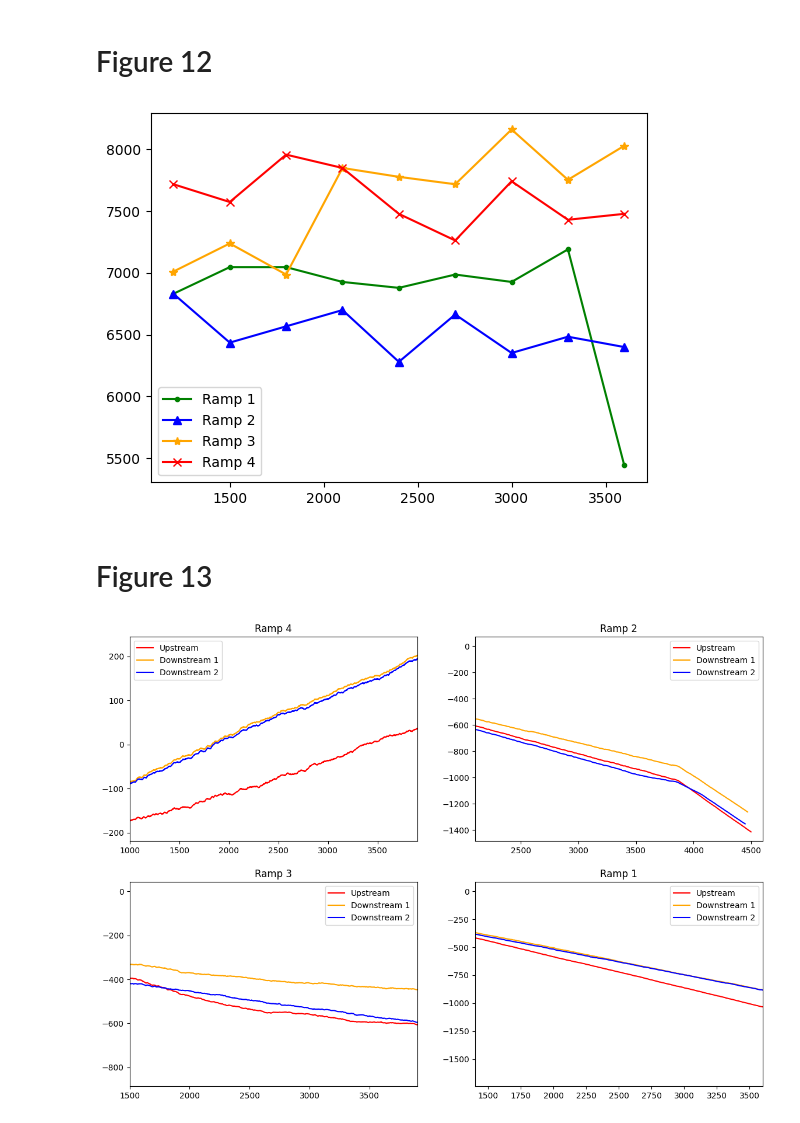
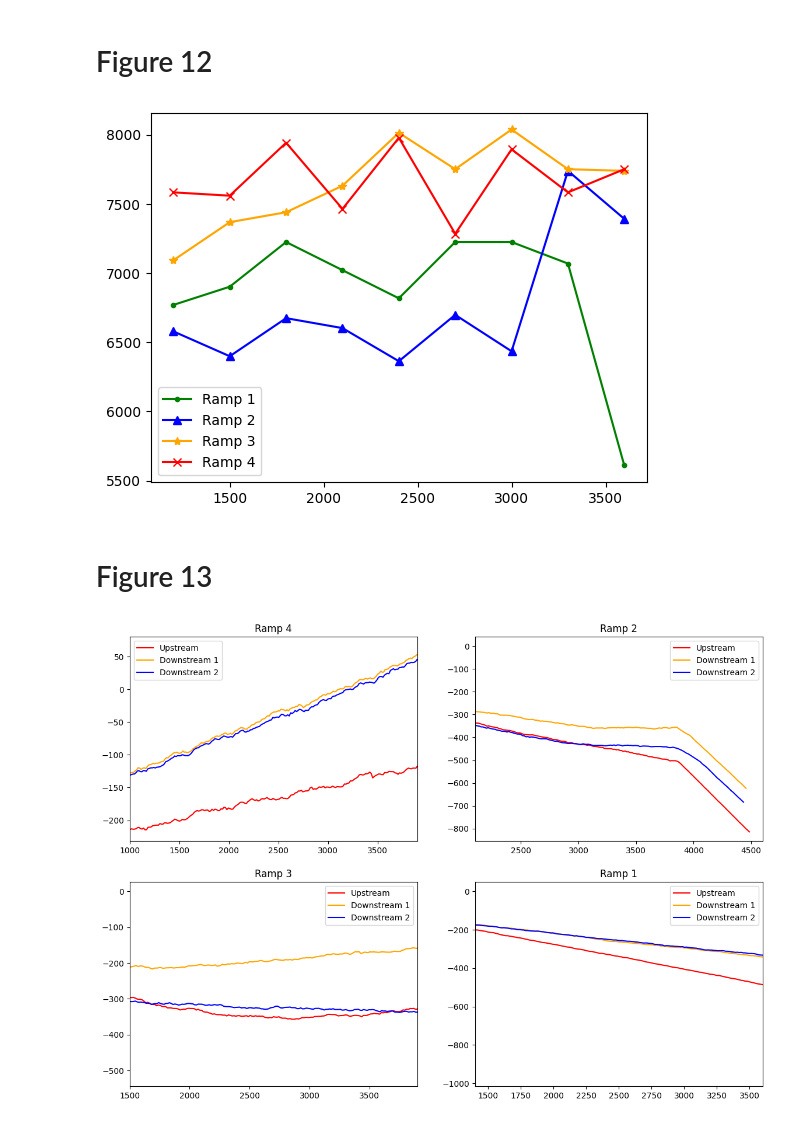
Before and after one commit to patbarry29/replication_2025_lang_et_al, a Jupyter notebook: multi_ramp/fig_12_13.ipynb, the cells around one changed output. Saved outputs shown, nothing was run; the diff lists cells and outputs as text; code cells hidden in the pictures.

```diff
--- a/multi_ramp/fig_12_13.ipynb
+++ b/multi_ramp/fig_12_13.ipynb
@@ -16,9 +16,9 @@ RAMPS = {
     "Ramp 1": {
         "loc": (1, 1),
         "x_range": (1400, 3600),
-        "q0": 10356,
+        "q0": 8196,
         "detectors": {
-            "up":  {"ids": [f"det_a1_up_{i}"  for i in range(4)], "shift": 0},
+            "up":  {"ids": [f"det_a1_up_{i}"  for i in range(4)]+ ["det_a1_ramp_arr_0", "det_a1_ramp_arr_1"], "shift": 0},
             "down1": {"ids": [f"det_a1_dn1_{i}" for i in range(4)],   "shift": 30},
             "down2": {"ids": [f"det_a1_dn2_{i}" for i in range(4)],   "shift": 58},
         },
@@ -26,9 +26,9 @@ RAMPS = {
     "Ramp 2": {
         "loc": (0, 1),
         "x_range": (2100, 4600),
-        "q0": 9432,
+        "q0": 7584,
         "detectors": {
-            "up": {"ids": [f"det_a2_up_{i}"  for i in range(4)], "shift": 0},
+            "up": {"ids": [f"det_a2_up_{i}"  for i in range(4)]+ ["det_a2_ramp_arr_0", "det_a2_ramp_arr_1"], "shift": 0},
             "down1": {"ids": [f"det_a2_dn1_{i}" for i in range(1, 5)], "shift": 29},
             "down2": {"ids": [f"det_a2_dn2_{i}" for i in range(4)],   "shift": 51},
         },
@@ -36,10 +36,9 @@ RAMPS = {
     "Ramp 3": {
         "loc": (1, 0),
         "x_range": (1500, 3900),
-        "q0": 8472,
+        "q0": 7476,
         "detectors": {
-            "up": {"ids": [f"det_a3_up_{i}"  for i in range(4)]
-                        , "shift": 0},
+            "up": {"ids": [f"det_a3_up_{i}"  for i in range(4)]+ ["det_a3_ramp_arr_0", "det_a3_ramp_arr_1"], "shift": 0},
             "down1": {"ids": [f"det_a3_dn1_{i}" for i in range(4)],   "shift": 22},
             "down2": {"ids": [f"det_a3_dn2_{i}" for i in range(1, 5)], "shift": 43},
         },
@@ -47,9 +46,9 @@ RAMPS = {
     "Ramp 4": {
         "loc": (0, 0),
         "x_range": (1000, 3900),
-        "q0": 6204,
+        "q0": 6792,
         "detectors": {
-            "up": {"ids": [f"det_a4_up_{i}"  for i in range(4)], "shift": 0},
+            "up": {"ids": [f"det_a4_up_{i}"  for i in range(4)]+ ["det_a3_ramp_arr_0", "det_a3_ramp_arr_1"], "shift": 0},
             "down1": {"ids": [f"det_a4_dn1_{i}" for i in range(4)],   "shift": 39},
             "down2": {"ids": [f"det_a4_dn2_{i}" for i in range(4)],   "shift": 62},
         },
@@ -245,7 +224,7 @@ plt.plot(x, y_ramp4, color="r", marker="x", label="Ramp 4")
 plt.legend()
 plt.show()
 # %% [output]
-[figure, old version]
+[figure, new version]
 # %% [markdown]
 # Figure 13
 # %%
@@ -254,9 +233,9 @@ def getPlotValues(cfg, ramp_history, times):
     SHIFT_DN2 = cfg['detectors']['down2']['shift']
 
     plot_values = {
-        'up': {'x': times, 'y': []},
-        'down1': {'x': times-SHIFT_DN1, 'y': []},
-        'down2': {'x': times-SHIFT_DN2, 'y': []},
+        'up': {'x': times[::15], 'y': []},
+        'down1': {'x': (times-SHIFT_DN1)[::15], 'y': []},
+        'down2': {'x': (times-SHIFT_DN2)[::15], 'y': []},
     }
 
     q0 = cfg['q0'] / 3600.0 / NUM_LANES
@@ -265,34 +244,38 @@ def getPlotValues(cfg, ramp_history, times):
     down1_cumsum = np.cumsum(np.asarray(ramp_history['down1']))
     down2_cumsum = np.cumsum(np.asarray(ramp_history['down2']))
 
+    up_y = up_cumsum - (q0 * times)
+    down1_y = down1_cumsum - (q0 * times)
+    down2_y = down2_cumsum - (q0 * times)
+
     # Calculate modified cumulative arrivals N'(x,t)
-    plot_values['up']['y'] = up_cumsum - (q0 * times)
-    plot_values['down1']['y'] = down1_cumsum - (q0 * times)
-    plot_values['down2']['y'] = down2_cumsum - (q0 * times)
-
+    plot_values['up']['y'] = up_y[::15]
+    plot_values['down1']['y'] = down1_y[::15]
+    plot_values['down2']['y'] = down2_y[::15]
 
     return plot_values
 # %%
 fig, axs = plt.subplots(2, 2, figsize=(14, 10))
 
 for ramp_name, cfg in RAMPS.items():
     row, col = cfg["loc"]
 
     ax = axs[row,col]
 
     plot_values = getPlotValues(cfg, history[ramp_name], np.asarray(times))
 
     # Shift the downstream curves to the left (backward in time)
     ax.plot(plot_values['up']['x'], plot_values['up']['y'], color="r", label="Upstream")
     ax.plot(plot_values['down1']['x'], plot_values['down1']['y'], color="orange", label="Downstream 1")
     ax.plot(plot_values['down2']['x'], plot_values['down2']['y'], color="b", label="Downstream 2")
 
     ax.set_xlim(cfg['x_range'])
     ax.set_title(ramp_name)
 
     ax.legend()
 
-plt.savefig(os.path.join("plot", "fig_13.png"))
+os.makedirs("plots", exist_ok=True)
+plt.savefig(os.path.join("plots", "fig_13.png"))
 plt.show()
 # %% [output]
-[figure, old version]
+[figure, new version]
```
Also changed, not shown: parts of 1 cell of this notebook, 2 other files.
